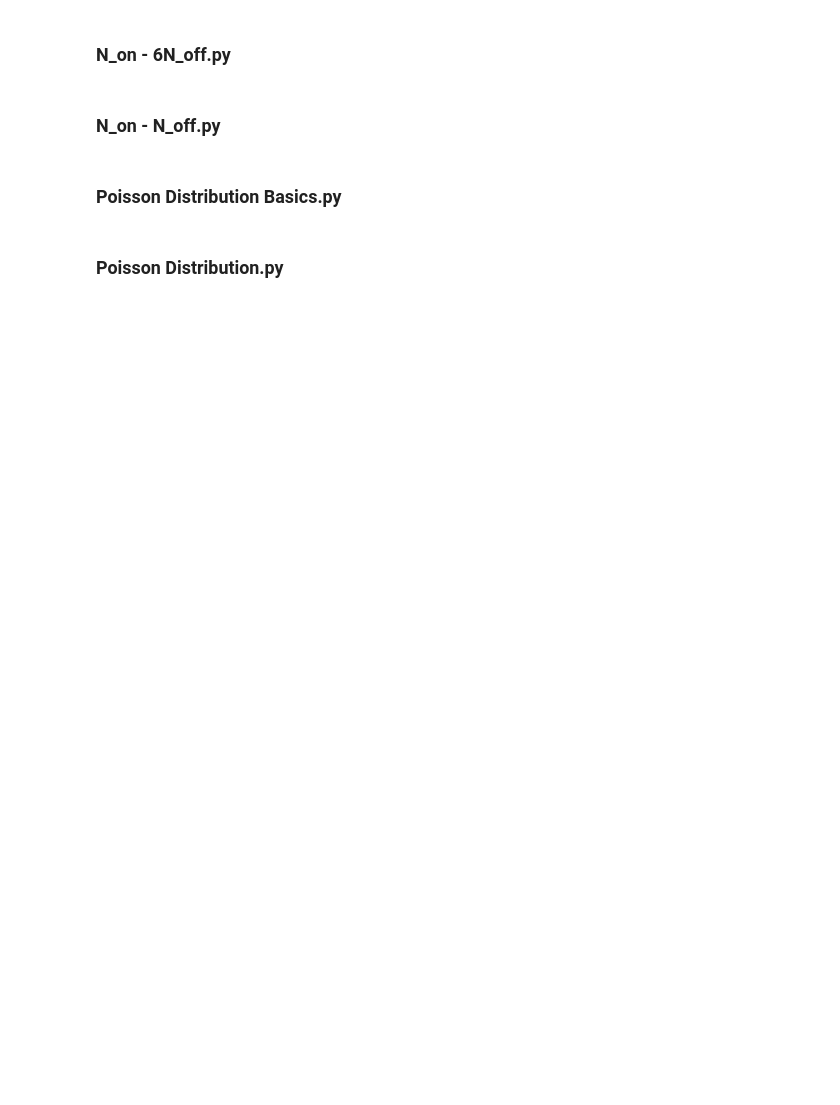
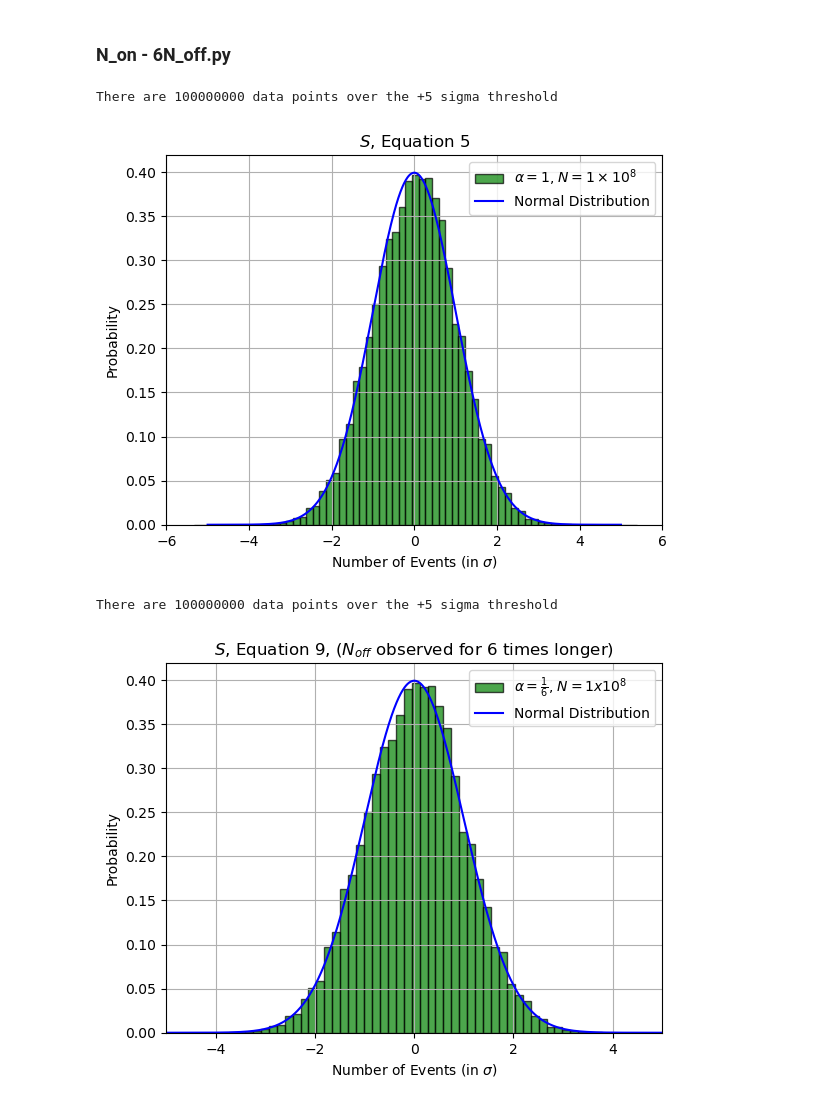
Before and after one commit to Seanog-coder/statistical_analysis_of_VHE_gamma_rays.ipynb, a Jupyter notebook: statistical_analysis_of_VHE_gamma_rays.ipynb, the cells around one changed output. Cells and saved outputs as stored; diff of their text form; code cells hidden in the pictures; blank space fills up the shorter version.

```diff
--- a/statistical_analysis_of_VHE_gamma_rays.ipynb
+++ b/statistical_analysis_of_VHE_gamma_rays.ipynb
@@ -272,13 +296,6 @@ print(df)
 # %% [markdown]
 ### N_on - 6N_off.py
 # %%
-# -*- coding: utf-8 -*-
-"""
-Created on Mon Oct 16 13:54:20 2023
-
-@author: seano
-"""
-
 # Observe N_off for 6 times longer than N_on
 
 import numpy as np
@@ -310,12 +327,6 @@ x = np.linspace(-5, 5, 1000)  # Adjust the number of points for desired resoluti
 # Compute the probability density function
 pdf = (1 / (N_sig_std_dev * np.sqrt(2 * np.pi))) * np.exp(-0.5 * ((x - mean) / N_sig_std_dev) ** 2)
 
-# Shapiro-Wilk test for normality
-statistic, p_value = shapiro(S)
-print('Shapiro-Wilk test statistic:', statistic)
-print('p-value:', p_value)
-print('Data is normally distributed.' if p_value > 0.05 else 'Data is not normally distributed.')
-
 # Count data points above 5 sigma
 above_5_sigma = len(np.abs(S) >= 5)
 print("There are", above_5_sigma, "data points over the +5 sigma threshold")
@@ -327,38 +338,35 @@ bins1 = np.arange(min(S), max(S), 0.16)
 plt.hist(S, bins=bins1, edgecolor='black', density=True, alpha=0.7, color='g', label=r'$\alpha=1$, $N=1 \times 10^8$')
 plt.plot(x, pdf, color='b', label='Normal Distribution')
 plt.title("$S$, Equation 5")
 plt.xlim(-6,6)
 plt.xlabel('Number of Events (in $\sigma$)')
 plt.ylabel('Probability')
 plt.legend()
 plt.grid(True)
 plt.show()
 
 
 # %%  Plot the histogram for new N_sigma distribution
 
 S = (N_sig) / (alpha*(N_on + N_off))**(1/2) # Equation 9
 
-# Shapiro-Wilk test for normality
-statistic, p_value = shapiro(S)
-print('Shapiro-Wilk test statistic:', statistic)
-print('p-value:', p_value)
-print('Data is normally distributed.' if p_value > 0.05 else 'Data is not normally distributed.')
-
 # Count data points above 5 sigma
 above_5_sigma = len(np.abs(S) > 5)
 print("There are", above_5_sigma, "data points over the +5 sigma threshold")
 
 # Plot the histogram and the normal distribution
 plt.hist(S, bins=bins1, edgecolor='black', density=True, alpha=0.7,
          color='g', label=r'$\alpha=\frac{1}{6}$, $N=1 x 10^8$')
 plt.plot(x, pdf, color='b', label='Normal Distribution')
 plt.title("$S$, Equation 9, ($N_{off}$ observed for 6 times longer)")
 plt.xlabel('Number of Events (in $\sigma$)')
 plt.xlim(-5,5)
 plt.ylabel('Probability')
 plt.legend()
 plt.grid(True)
 plt.show()
+# %% [output]
+There are 100000000 data points over the +5 sigma threshold
+[figure, added]
+There are 100000000 data points over the +5 sigma threshold
+[figure, added]
-# %% [markdown]
-### N_on - N_off.py
@@ -434,2 +372,0 @@ plt.show()
-# %% [markdown]
-### Poisson Distribution Basics.py
@@ -467,2 +372,0 @@ plt.show()
-# %% [markdown]
-### Poisson Distribution.py
```
Also changed, not shown: parts of 32 cells of this notebook.
